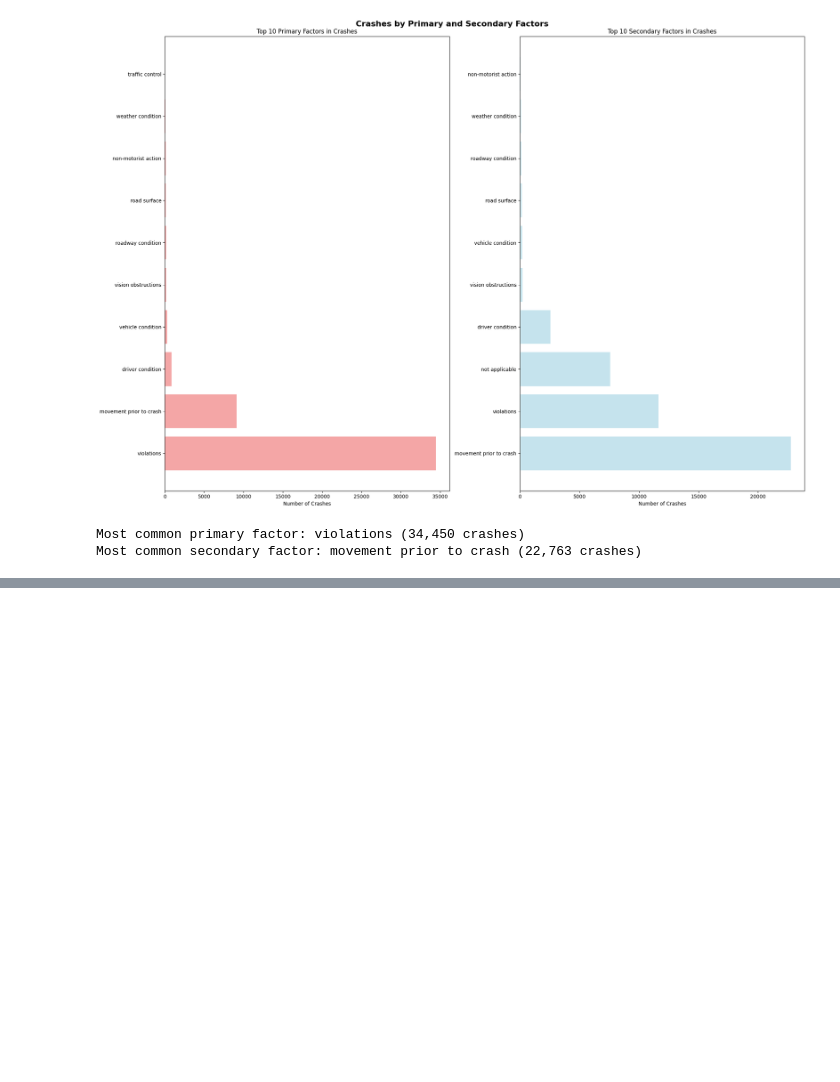
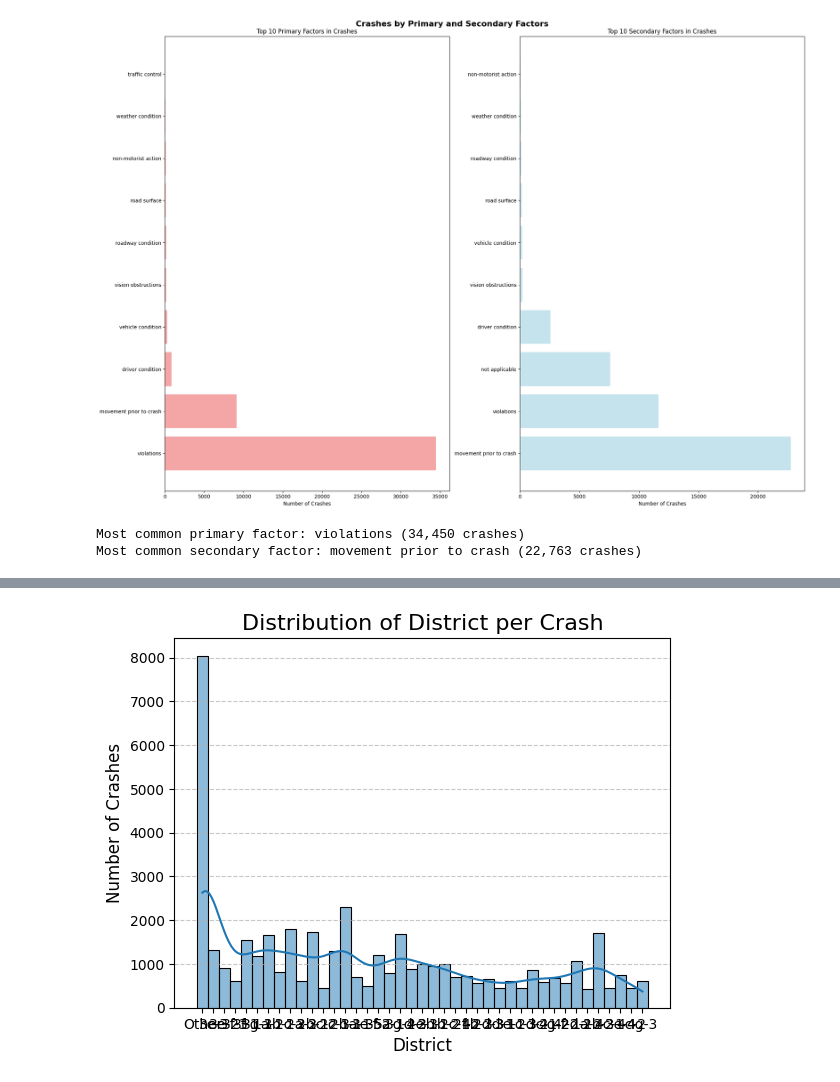
Before and after one commit to ashishkhanal30/dataMining, a Jupyter notebook: visualization.ipynb, the cells around one changed output, grey strips where cells are left out. Cells and saved outputs as stored; diff of their text form; code cells hidden in the pictures; blank space fills up the shorter version.

```diff
--- a/visualization.ipynb
+++ b/visualization.ipynb
@@ -183,0 +270,15 @@ Most common secondary factor: movement prior to crash (22,763 crashes)
+# %%
+sns.histplot(
+    data=df,
+    x='district',
+    bins=df['district'].max(),
+    kde=True
+)
+
+plt.title('Distribution of District per Crash', fontsize=16)
+plt.xlabel('District', fontsize=12)
+plt.ylabel('Number of Crashes', fontsize=12)
+plt.grid(axis='y', linestyle='--', alpha=0.7)
+plt.show()
+# %% [output]
+[figure, added]
```
Also changed, not shown: parts of 8 cells of this notebook, 1 other file.
